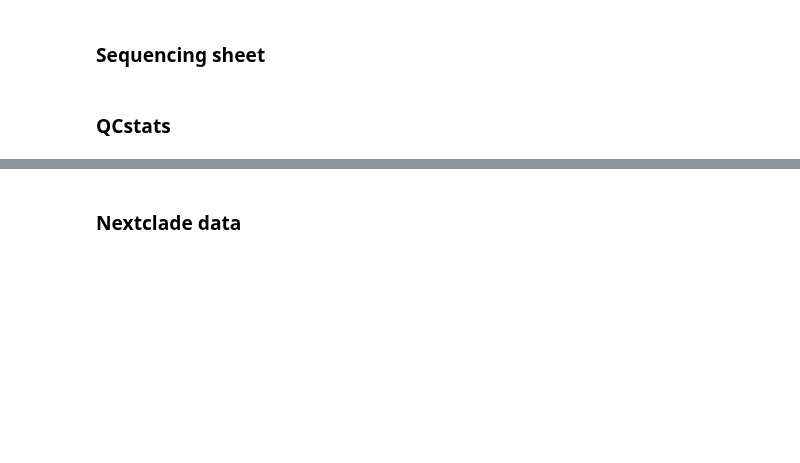
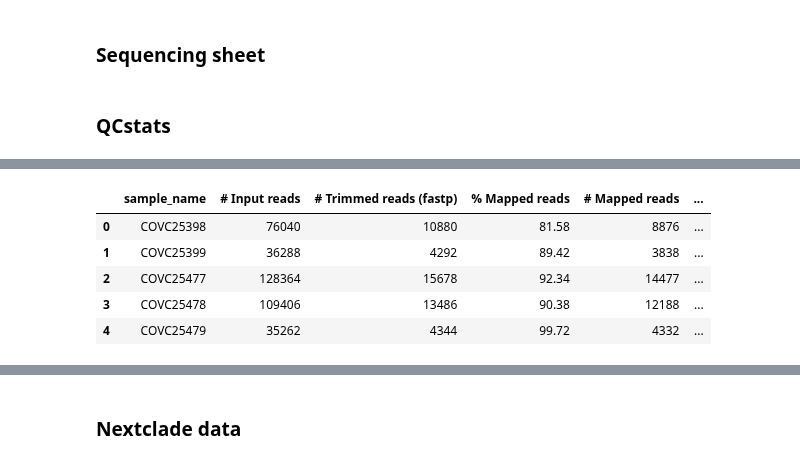
Before and after one commit to ousodaniel/SARS-CoV-2-Data-Workflows, a Jupyter notebook: aggregate-analysis-reports-nf-viralrecon.ipynb, the cells around one changed output, grey strips where cells are left out. Drawn from its saved outputs; the diff is of its cells as text; code cells hidden in the pictures; blank space fills up the shorter version.

```diff
--- a/aggregate-analysis-reports-nf-viralrecon.ipynb
+++ b/aggregate-analysis-reports-nf-viralrecon.ipynb
@@ -176,4 +194,13 @@ df_qcs_fnl = df_qcs.assign(sample_name = df_qcs['Sample'].apply(lambda x: '_'.jo
 df_qcs_fnl['Seq id'] = run_dir
 # df_qcs_fnl['Analysis type'] = 'Qcs'
+# %%
+df_qcs_fnl.head()
+# %% [output]
+|  | sample_name | # Input reads | # Trimmed reads (fastp) | % Mapped reads | # Mapped reads | ... |
+| 0 | COVC25398 | 76040 | 10880 | 81.58 | 8876 | ... |
+| 1 | COVC25399 | 36288 | 4292 | 89.42 | 3838 | ... |
+| 2 | COVC25477 | 128364 | 15678 | 92.34 | 14477 | ... |
+| 3 | COVC25478 | 109406 | 13486 | 90.38 | 12188 | ... |
+| 4 | COVC25479 | 35262 | 4344 | 99.72 | 4332 | ... |
 # %%
 df_seq_qcs = df_seq_sh_fnl.merge(df_qcs_trans_fnl, left_on='sample_name', right_on='sample_name', how='left').sort_values('Genome fraction (%)', ascending=False)
```
Also changed, not shown: parts of 14 cells of this notebook, 1 other file.
